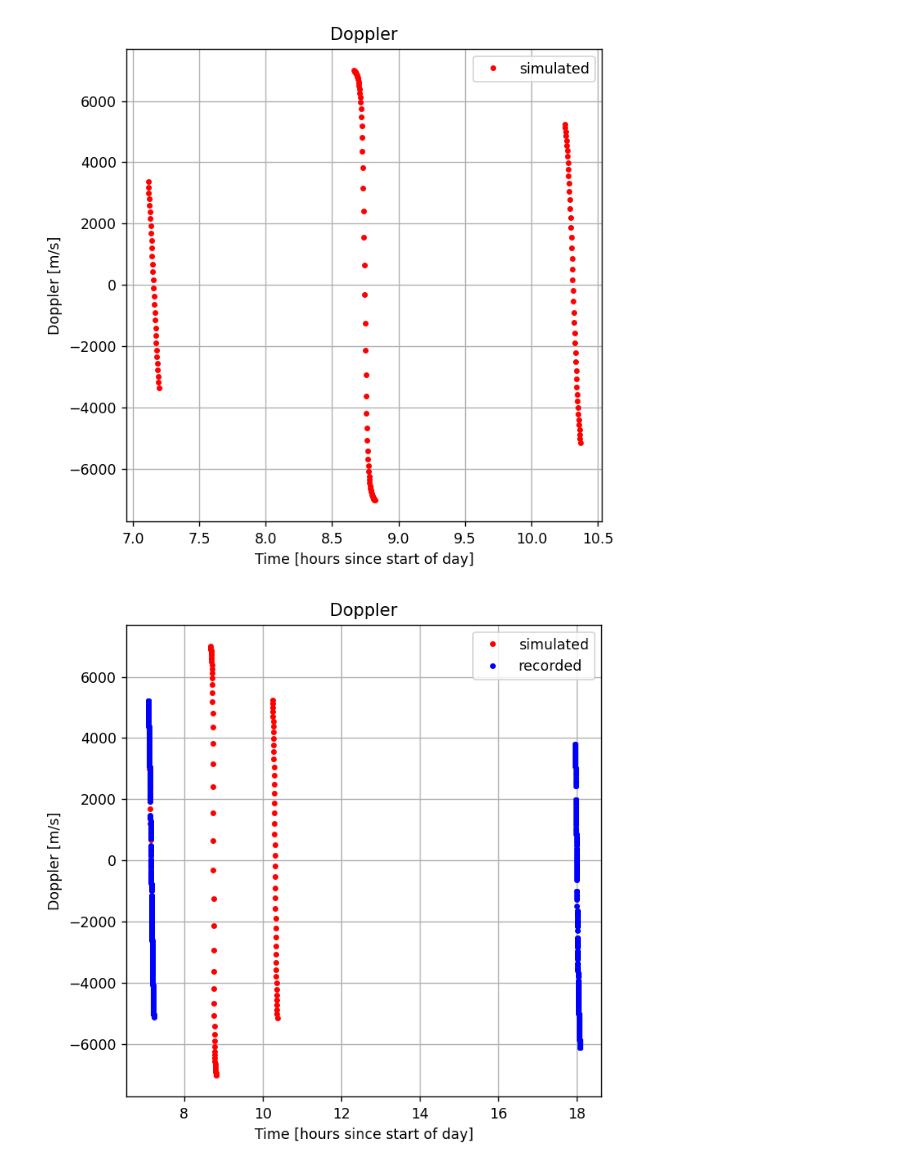
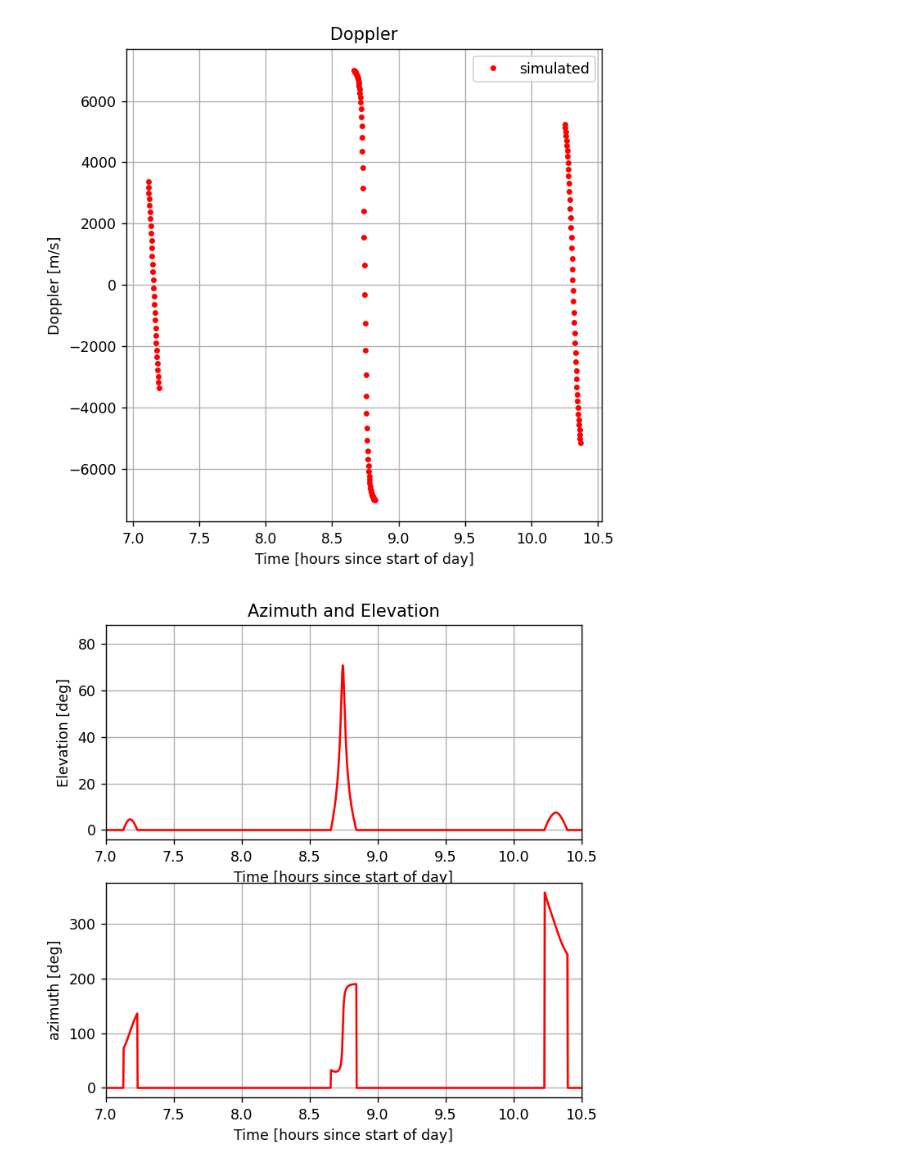
Before and after one commit to DopTrack/estimate, a Jupyter notebook: Assignment1.ipynb, the cells around one changed output. Drawn from its saved outputs; the diff is of its cells as text; code cells hidden in the pictures.

Commit message:
Added elevation and azimuth plotting

```diff
--- a/Assignment1.ipynb
+++ b/Assignment1.ipynb
@@ -296,3 +303,51 @@ DEPENDENT VARIABLE VECTOR CONTENTS:
 [figure]
 # %%
 # plot elevation and azimuth of the passes (max and horizon)
+sin_rho = R/(R+h)
+DL_e = np.deg2rad(np.rad2deg(longitudes[:,1])-location_groundstation_lon)
+Lambda_e = np.arccos(np.cos(latitudes[:,1])*np.cos(np.deg2rad(location_groundstation_lat))+np.sin(latitudes[:,1])*np.sin(np.deg2rad(location_groundstation_lat))*np.cos(DL_e))
+
+eta = np.arctan2(sin_rho*np.sin(Lambda_e),1-sin_rho*np.cos(Lambda_e))
+elevation_abs = np.rad2deg(np.arccos(np.sin(eta)/sin_rho))
+elevation_lambda_check = np.where(Lambda_e <= np.arccos(R/(R+h)), elevation_abs, 0)
+elevation = np.where(np.abs(DL_e)<= 0.5*np.pi, elevation_lambda_check, 0)
+
+# Plot elevation
+fig = plt.figure(figsize=(6,6), dpi=125)
+ax = fig.add_subplot(211)
+ax.set_title(f'Azimuth and Elevation')
+ax.plot((longitudes[:,0] - start_recording_day)/3600, elevation, color='red')
+#ax.set_xlim((simulated_obs_times[1] - start_recording_day)/3600,(simulated_obs_times[-1] - start_recording_day)/3600)
+ax.set_xlim(7.0, 10.5)
+ax.set_xlabel('Time [hours since start of day]')
+ax.set_ylabel('Elevation [deg]')
+plt.grid()
+#plt.show()
+
+# Azimuth calculation
+
+# Create hemisphere function
+mask_DL = []
+for i in range(len(DL_e)):
+    val = (DL_e[i]) % 2*np.pi
+    if val >= 0 and val < np.pi:
+        mask_DL.append(1.0)
+    else:
+        mask_DL.append(-1.0)
+
+# azimuth
+
+azimuth_abs = np.rad2deg(mask_DL*np.arccos((np.cos(np.deg2rad(location_groundstation_lat))-np.cos(latitudes[:,1])*np.cos(Lambda_e))/(np.sin(latitudes[:,1])*np.sin(Lambda_e))))
+azimuth_lambda_check = np.where(Lambda_e <= np.arccos(R/(R+h)), azimuth_abs, 0)
+azimuth = np.where(np.abs(DL_e)<= 0.5*np.pi, azimuth_lambda_check, 0)
+
+ax = fig.add_subplot(212)
+ax.plot((longitudes[:,0] - start_recording_day)/3600, azimuth % 360, color='red')
+#ax.set_xlim((simulated_obs_times[1] - start_recording_day)/3600,(simulated_obs_times[-1] - start_recording_day)/3600)
+ax.set_xlim(7.0, 10.5)
+ax.set_xlabel('Time [hours since start of day]')
+ax.set_ylabel('azimuth [deg]')
+plt.grid()
+plt.show()
+# %% [output]
+[figure, added]
@@ -306,7 +363,7 @@ data = ['Delfi-C3_32789_202004020904.DOP1C', 'Delfi-C3_32789_202004021953.DOP1C'
 
 # Process observations.
 # This loads the recorded observations and retrieve the start of each tracking pass
-passes_start_times, observation_times, observations_set = load_and_format_observations(data_folder, data)
+passes_start_times, passes_end_times, observation_times, observations_set = load_and_format_observations(data_folder, data)
 
 # Retrieve measured Doppler values
 real_doppler = observations_set.concatenated_observations
@@ -323,5 +380,3 @@ ax.set_xlabel('Time [hours since start of day]')
 ax.set_ylabel('Doppler [m/s]')
 plt.grid()
 plt.show()
-# %% [output]
-[figure, removed]
```
Also changed, not shown: parts of 6 cells of this notebook.
